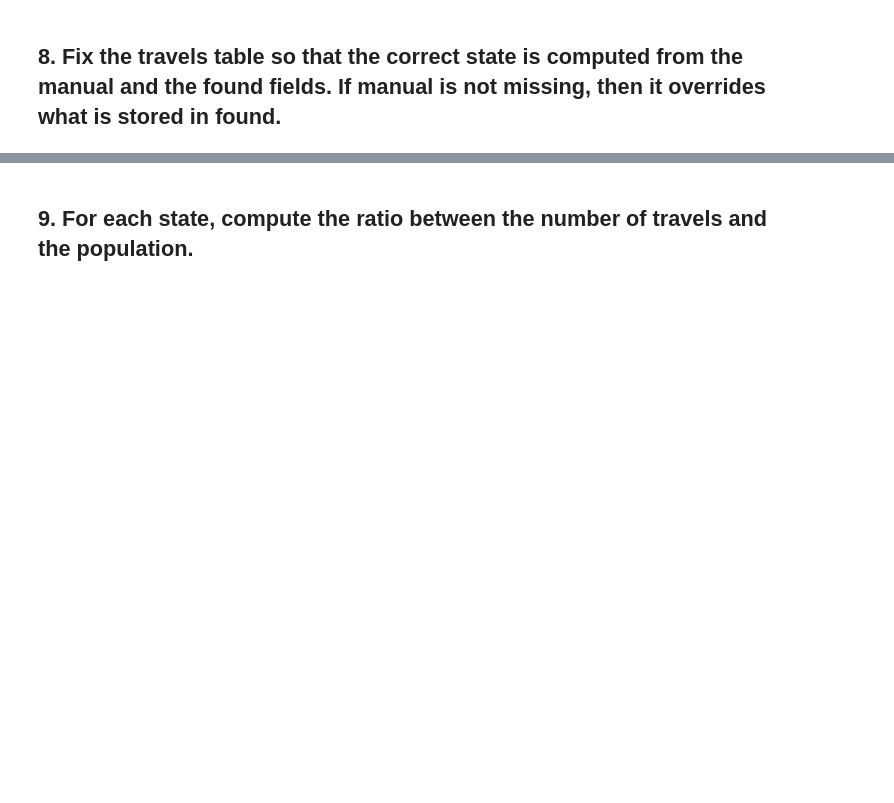
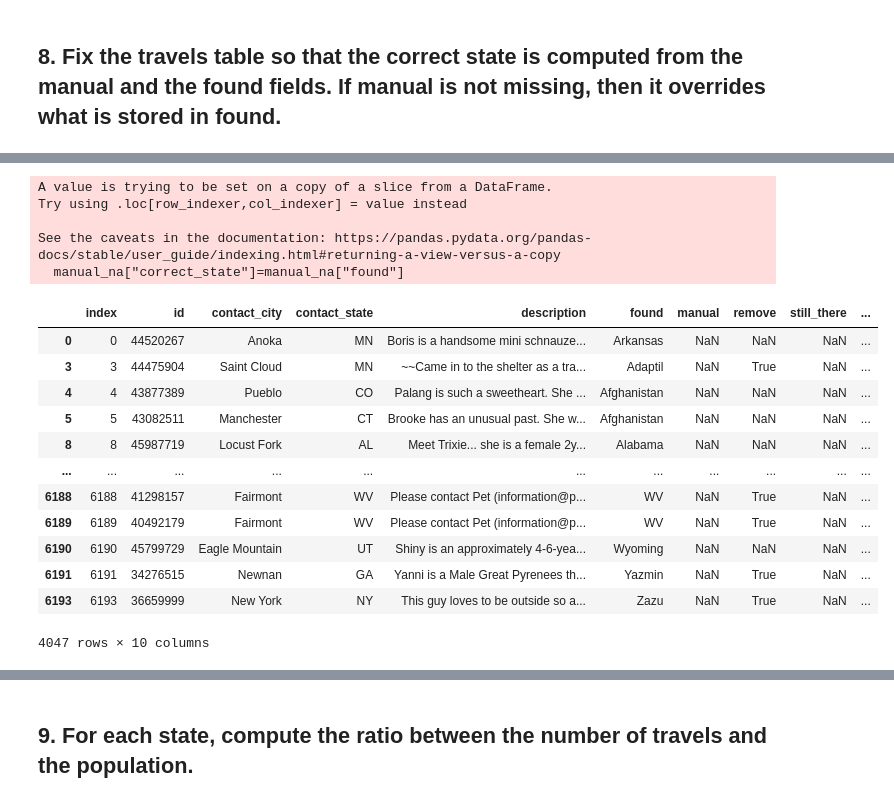
Before and after one commit to mat1218B/ProjectOfComputerScience, a Jupyter notebook: Project-CS_2022.ipynb, the cells around one changed output, grey strips where cells are left out. Cells and saved outputs as stored; diff of their text form; code cells hidden in the pictures; blank space fills up the shorter version.

```diff
--- a/Project-CS_2022.ipynb
+++ b/Project-CS_2022.ipynb
@@ -321,3 +304,0 @@ dogTravel
-# %%
-dogTravel["correct_state"]=dogTravel["found"]
-dogTravel
@@ -363,0 +344,3 @@ AttributeError: 'Series' object has no attribute '_replace_columnwise'
+# %%
+manual_na=dogTravel[dogTravel['manual'].isna()]
+manual_na
@@ -363,0 +361,22 @@ AttributeError: 'Series' object has no attribute '_replace_columnwise'
+# %%
+manual_na["correct_state"]=manual_na["found"]
+manual_na
+# %% [output]
+A value is trying to be set on a copy of a slice from a DataFrame.
+Try using .loc[row_indexer,col_indexer] = value instead
+
+See the caveats in the documentation: https://pandas.pydata.org/pandas-docs/stable/user_guide/indexing.html#returning-a-view-versus-a-copy
+  manual_na["correct_state"]=manual_na["found"]
+|  | index | id | contact_city | contact_state | description | found | manual | remove | still_there | ... |
+| 0 | 0 | 44520267 | Anoka | MN | Boris is a handsome mini schnauze... | Arkansas | NaN | NaN | NaN | ... |
+| 3 | 3 | 44475904 | Saint Cloud | MN | ~~Came in to the shelter as a tra... | Adaptil | NaN | True | NaN | ... |
+| 4 | 4 | 43877389 | Pueblo | CO | Palang is such a sweetheart. She ... | Afghanistan | NaN | NaN | NaN | ... |
+| 5 | 5 | 43082511 | Manchester | CT | Brooke has an unusual past. She w... | Afghanistan | NaN | NaN | NaN | ... |
+| 8 | 8 | 45987719 | Locust Fork | AL | Meet Trixie... she is a female 2y... | Alabama | NaN | NaN | NaN | ... |
+| ... | ... | ... | ... | ... | ... | ... | ... | ... | ... | ... |
+| 6188 | 6188 | 41298157 | Fairmont | WV | Please contact Pet (information@p... | WV | NaN | True | NaN | ... |
+| 6189 | 6189 | 40492179 | Fairmont | WV | Please contact Pet (information@p... | WV | NaN | True | NaN | ... |
+| 6190 | 6190 | 45799729 | Eagle Mountain | UT | Shiny is an approximately 4-6-yea... | Wyoming | NaN | NaN | NaN | ... |
+| 6191 | 6191 | 34276515 | Newnan | GA | Yanni is a Male Great Pyrenees th... | Yazmin | NaN | True | NaN | ... |
+| 6193 | 6193 | 36659999 | New York | NY | This guy loves to be outside so a... | Zazu | NaN | True | NaN | ... |
+4047 rows × 10 columns
```
Also changed, not shown: parts of 13 cells of this notebook.
